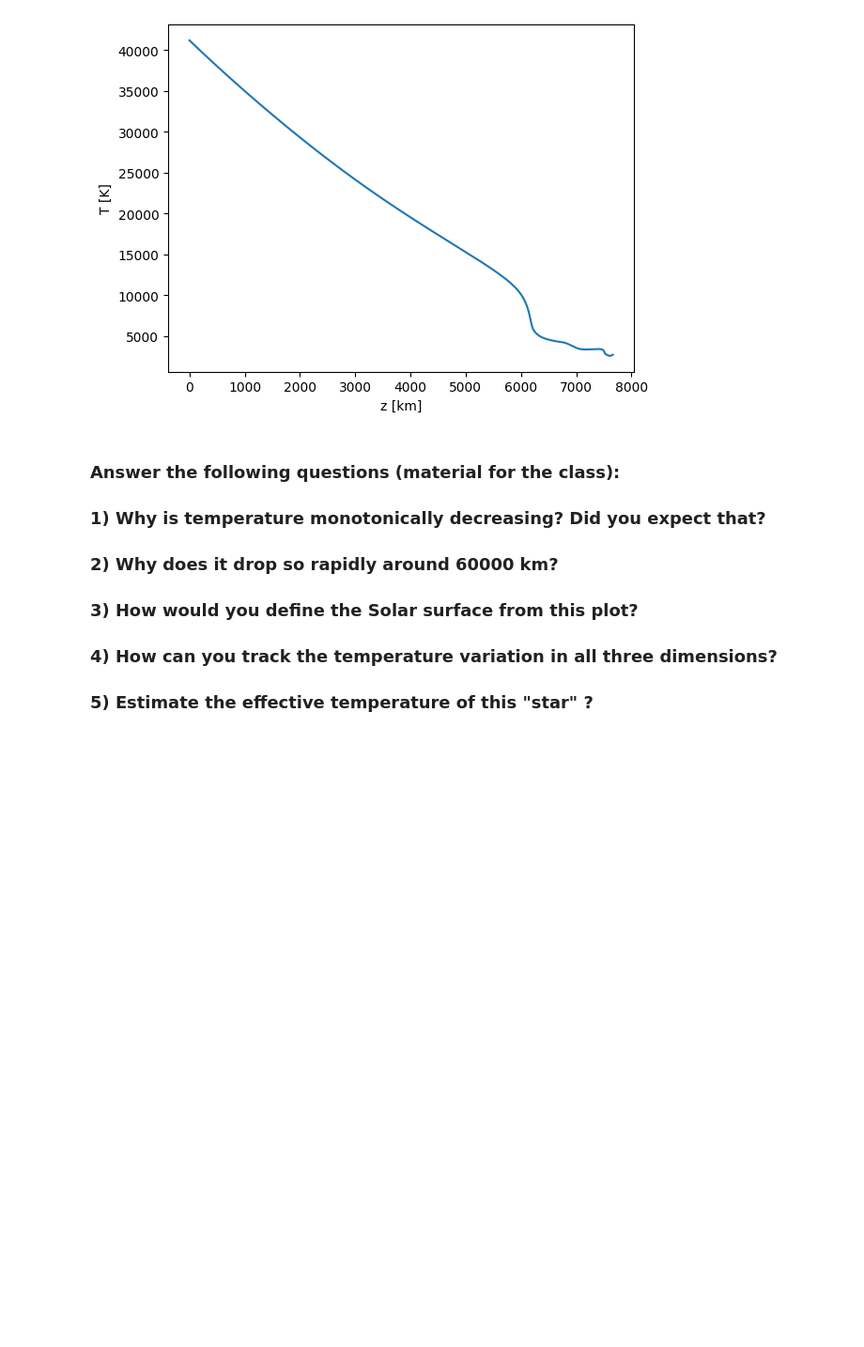
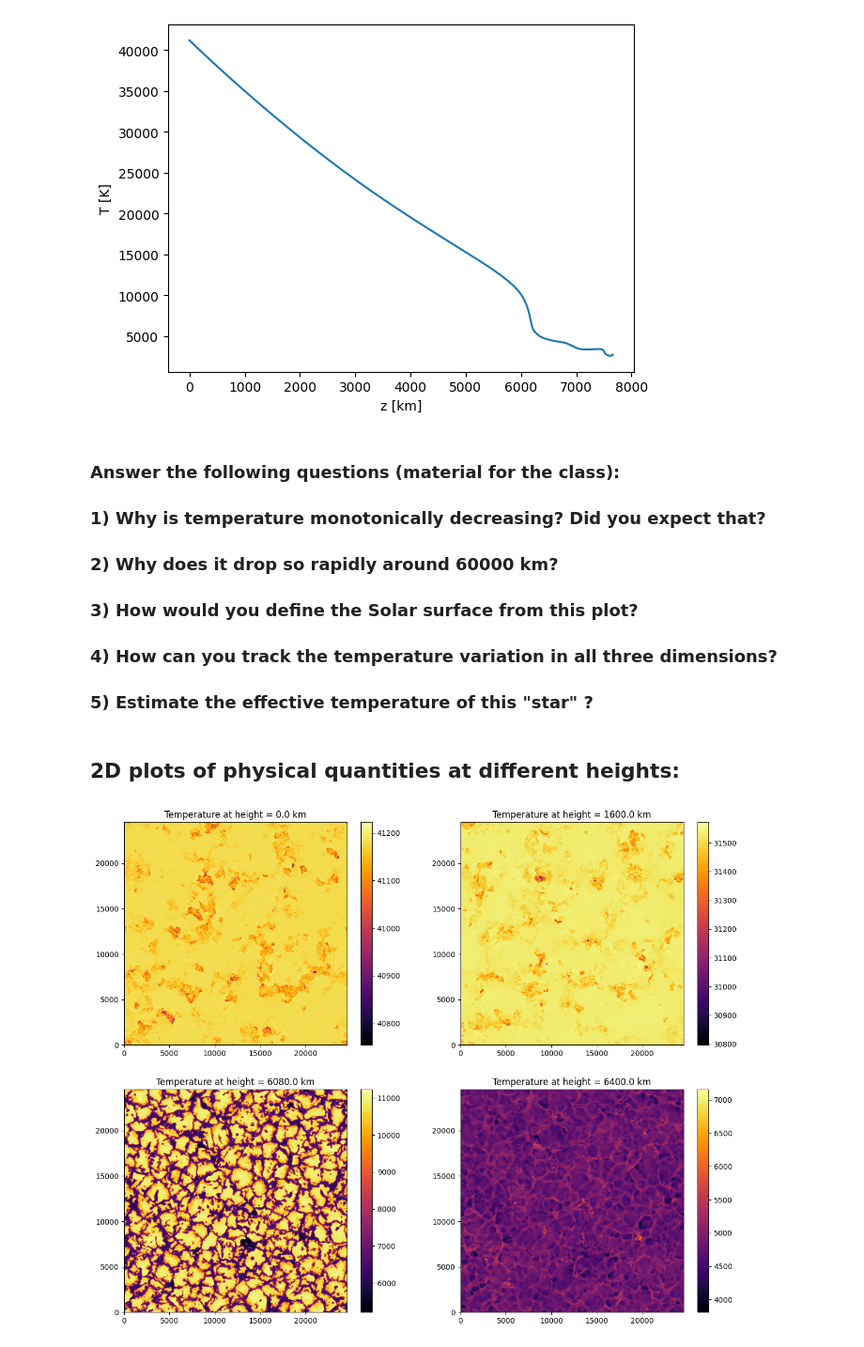
Before and after one commit to ivanzmilic/taipss, a Jupyter notebook: handson/handson6_convection_sim.ipynb, the cells around one changed output. Shown at 94% size. Saved outputs shown, nothing was run; the diff lists cells and outputs as text; code cells hidden in the pictures; blank space fills up the shorter version.

```diff
--- a/handson/handson6_convection_sim.ipynb
+++ b/handson/handson6_convection_sim.ipynb
@@ -72,3 +72,17 @@ Text(0, 0.5, 'T [K]')
 ### 4) How can you track the temperature variation in all three dimensions?
 
 ### 5) Estimate the effective temperature of this "star" ?
+# %% [markdown]
+## 2D plots of physical quantities at different heights:
+# %%
+# Temperature:
+
+heights = [0, 100, 380, 400]
+plt.figure(figsize=[15,12])
+for i in range(0,4):
+    plt.subplot(2,2,i+1)
+    plt.imshow(atmos[0,:,:,heights[i]].T, origin='lower', cmap = 'inferno', extent = [x[0],x[-1],y[0],y[-1]])
+    plt.title("Temperature at height = "+str(z[heights[i]])+ " km")
+    plt.colorbar()
+# %% [output]
+[figure, added]
```
Also changed, not shown: parts of 3 cells of this notebook.
